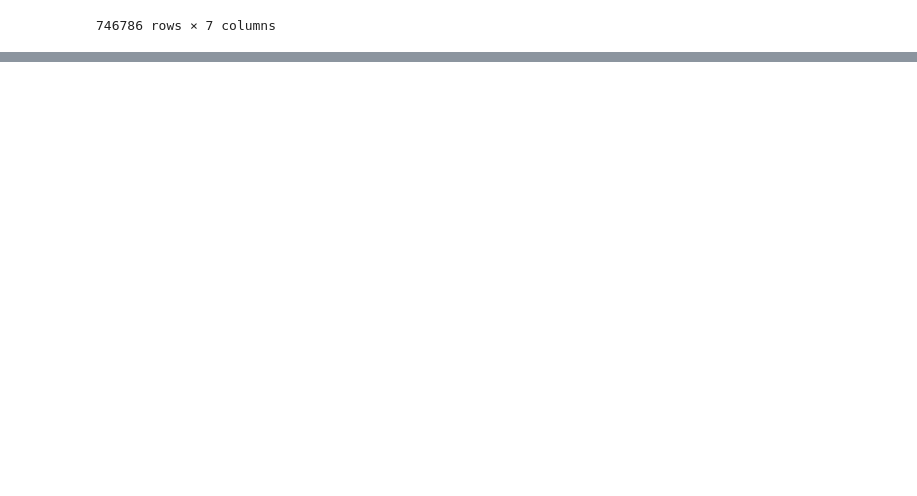
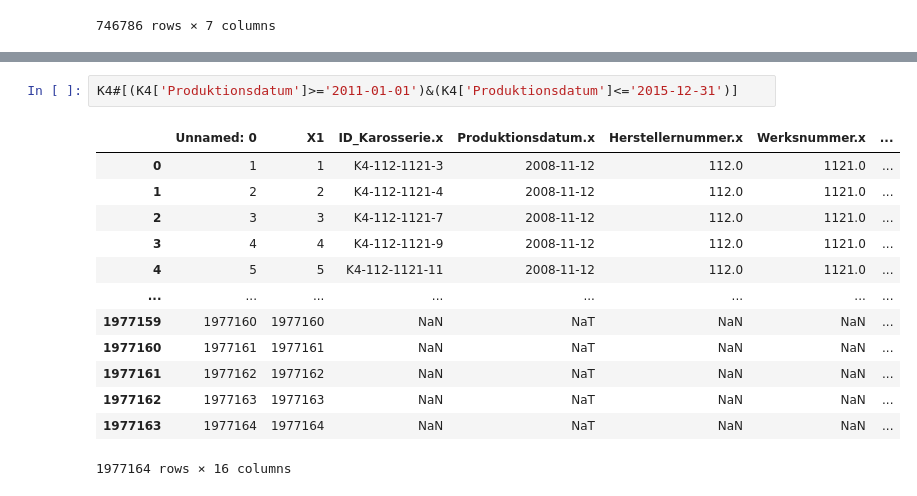
Before and after one commit to amrul87/IDA, a Jupyter notebook: Case_Study_IDA_Group_33/Case_Study_Group_33.ipynb, the cells around one changed output, grey strips where cells are left out. Cells and saved outputs as stored; diff of their text form; blank space fills up the shorter version.

```diff
--- a/Case_Study_IDA_Group_33/Case_Study_Group_33.ipynb
+++ b/Case_Study_IDA_Group_33/Case_Study_Group_33.ipynb
@@ -157,0 +216,16 @@ K1DI1_c[(K1DI1_c['Produktionsdatum'] >= '2011-01-01') & (K1DI1_c['Produktionsdat
+# %%
+K4#[(K4['Produktionsdatum']>='2011-01-01')&(K4['Produktionsdatum']<='2015-12-31')]
+# %% [output]
+|  | Unnamed: 0 | X1 | ID_Karosserie.x | Produktionsdatum.x | Herstellernummer.x | Werksnummer.x | ... |
+| 0 | 1 | 1 | K4-112-1121-3 | 2008-11-12 | 112.0 | 1121.0 | ... |
+| 1 | 2 | 2 | K4-112-1121-4 | 2008-11-12 | 112.0 | 1121.0 | ... |
+| 2 | 3 | 3 | K4-112-1121-7 | 2008-11-12 | 112.0 | 1121.0 | ... |
+| 3 | 4 | 4 | K4-112-1121-9 | 2008-11-12 | 112.0 | 1121.0 | ... |
+| 4 | 5 | 5 | K4-112-1121-11 | 2008-11-12 | 112.0 | 1121.0 | ... |
+| ... | ... | ... | ... | ... | ... | ... | ... |
+| 1977159 | 1977160 | 1977160 | NaN | NaT | NaN | NaN | ... |
+| 1977160 | 1977161 | 1977161 | NaN | NaT | NaN | NaN | ... |
+| 1977161 | 1977162 | 1977162 | NaN | NaT | NaN | NaN | ... |
+| 1977162 | 1977163 | 1977163 | NaN | NaT | NaN | NaN | ... |
+| 1977163 | 1977164 | 1977164 | NaN | NaT | NaN | NaN | ... |
+1977164 rows × 16 columns
```
Also changed, not shown: parts of 6 cells of this notebook.
